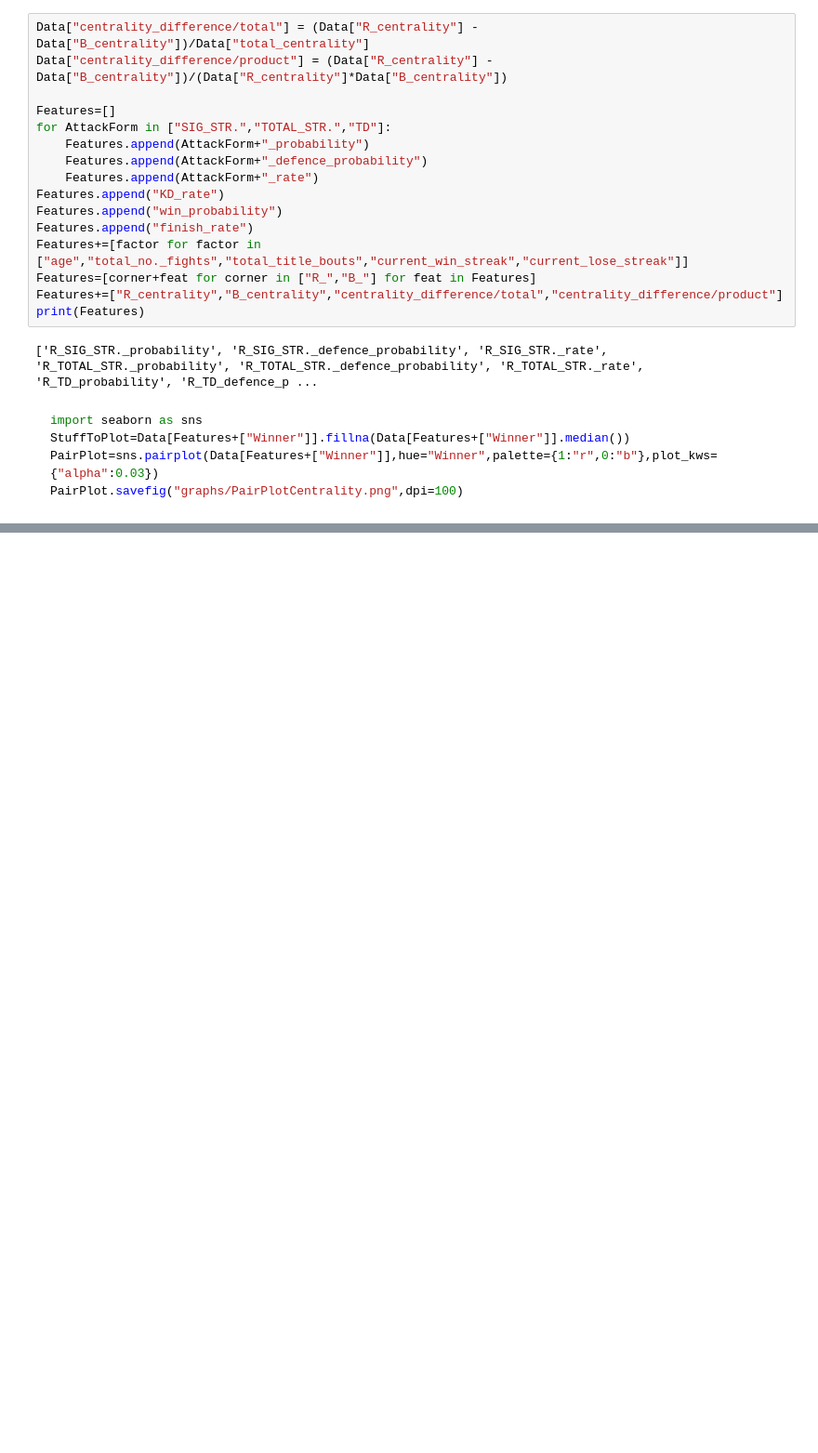
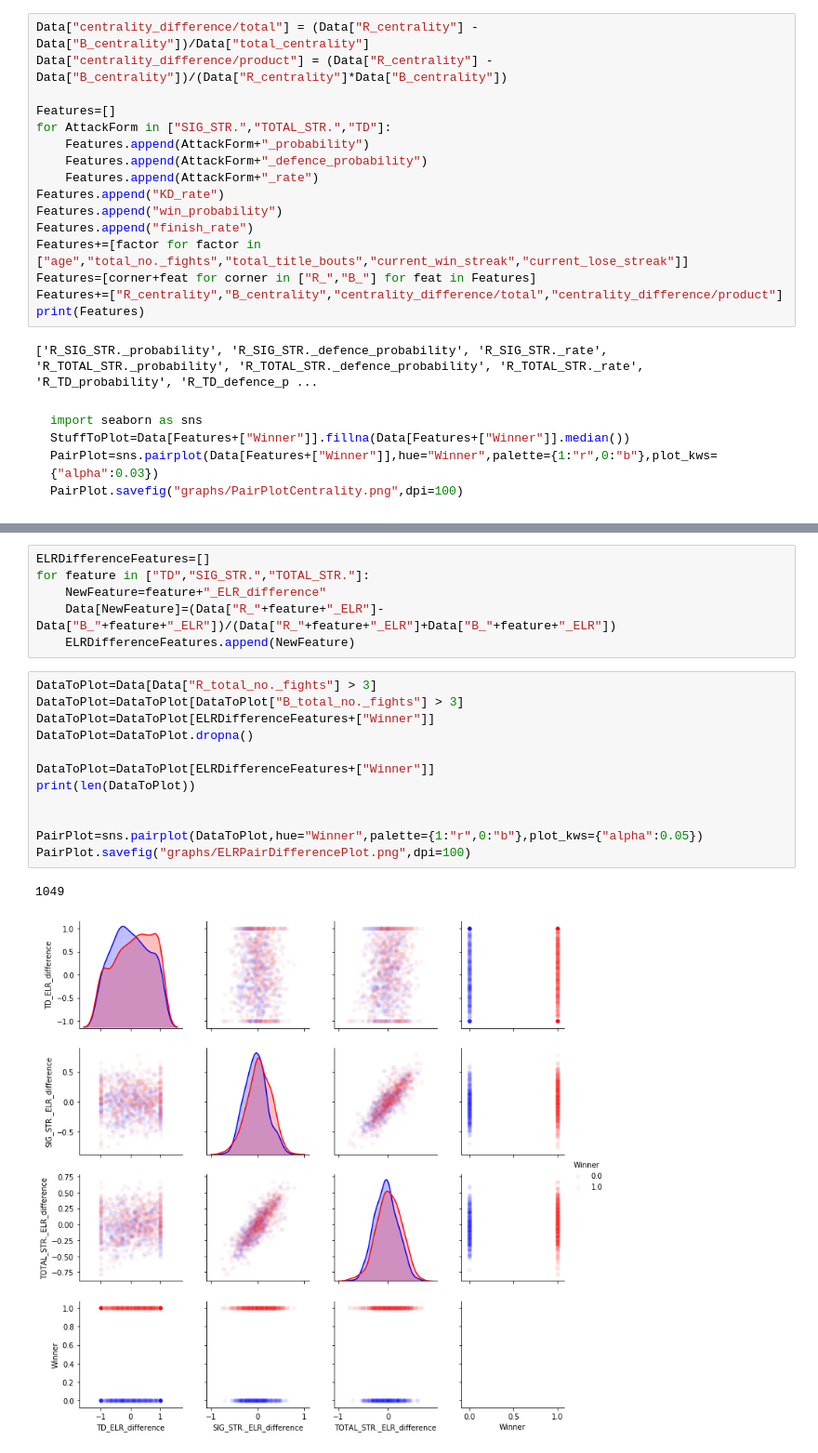
Before and after one commit to ConallTimoney/UFC-Fight-Predictor, a Jupyter notebook: UFC Fight Predictor/UFC Fight Predictor.ipynb, the cells around one changed output, grey strips where cells are left out. Shown at 93% size. Cells and saved outputs as stored; diff of their text form; blank space fills up the shorter version.

```diff
--- a/UFC Fight Predictor/UFC Fight Predictor.ipynb
+++ b/UFC Fight Predictor/UFC Fight Predictor.ipynb
@@ -1805,0 +1342,21 @@ The neural networks do not appear to be able uncover any new relationships. The
+# %%
+ELRDifferenceFeatures=[]
+for feature in ["TD","SIG_STR.","TOTAL_STR."]:
+    NewFeature=feature+"_ELR_difference"
+    Data[NewFeature]=(Data["R_"+feature+"_ELR"]-Data["B_"+feature+"_ELR"])/(Data["R_"+feature+"_ELR"]+Data["B_"+feature+"_ELR"])
+    ELRDifferenceFeatures.append(NewFeature)
+# %%
+DataToPlot=Data[Data["R_total_no._fights"] > 3]
+DataToPlot=DataToPlot[DataToPlot["B_total_no._fights"] > 3]
+DataToPlot=DataToPlot[ELRDifferenceFeatures+["Winner"]]
+DataToPlot=DataToPlot.dropna()
+
+DataToPlot=DataToPlot[ELRDifferenceFeatures+["Winner"]]
+print(len(DataToPlot))
+
+
+PairPlot=sns.pairplot(DataToPlot,hue="Winner",palette={1:"r",0:"b"},plot_kws={"alpha":0.05})
+PairPlot.savefig("graphs/ELRPairDifferencePlot.png",dpi=100)
+# %% [output]
+1049
+[figure, added]
```
Also changed, not shown: parts of 63 cells of this notebook, 11 other files.
